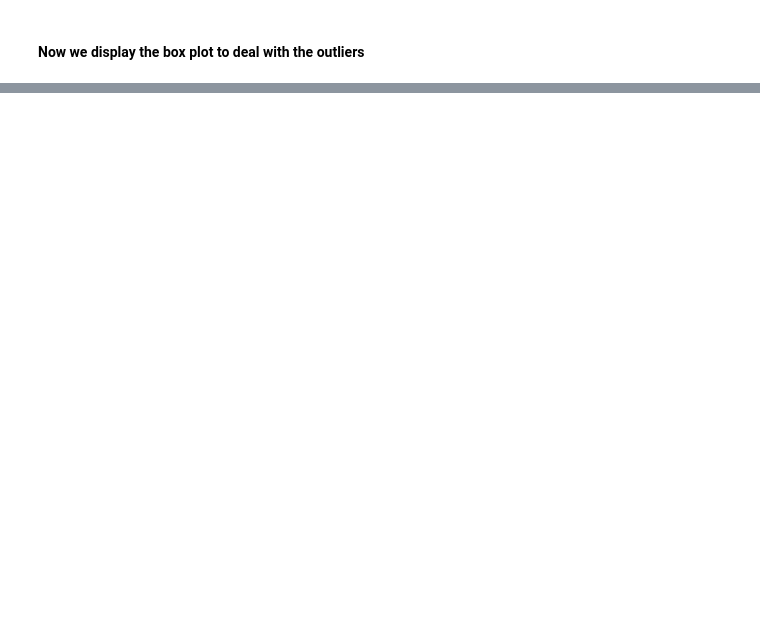
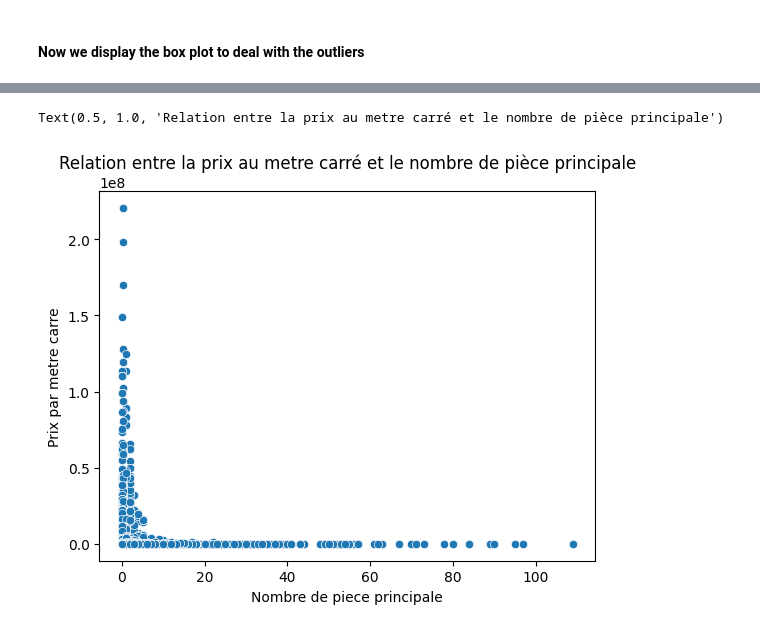
Before and after one commit to Siropteur/Mini_Project_DataScience, a Jupyter notebook: Main.ipynb, the cells around one changed output, grey strips where cells are left out. Drawn from its saved outputs; the diff is of its cells as text; code cells hidden in the pictures; blank space fills up the shorter version.

```diff
--- a/Main.ipynb
+++ b/Main.ipynb
@@ -426,0 +677,10 @@ for i in range(1, len(df_ac.columns)):
+# %%
+plt.figure(figsize=(12, 6))
+sns.scatterplot(x='Nombre pieces principales', y='Prix par metre carre', data=df)
+
+plt.xlabel('Nombre de piece principale')
+plt.ylabel('Prix par metre carre')
+plt.title('Relation entre la prix au metre carré et le nombre de pièce principale')
+# %% [output]
+Text(0.5, 1.0, 'Relation entre la prix au metre carré et le nombre de pièce principale')
+[figure, added]
```
Also changed, not shown: parts of 24 cells of this notebook.
